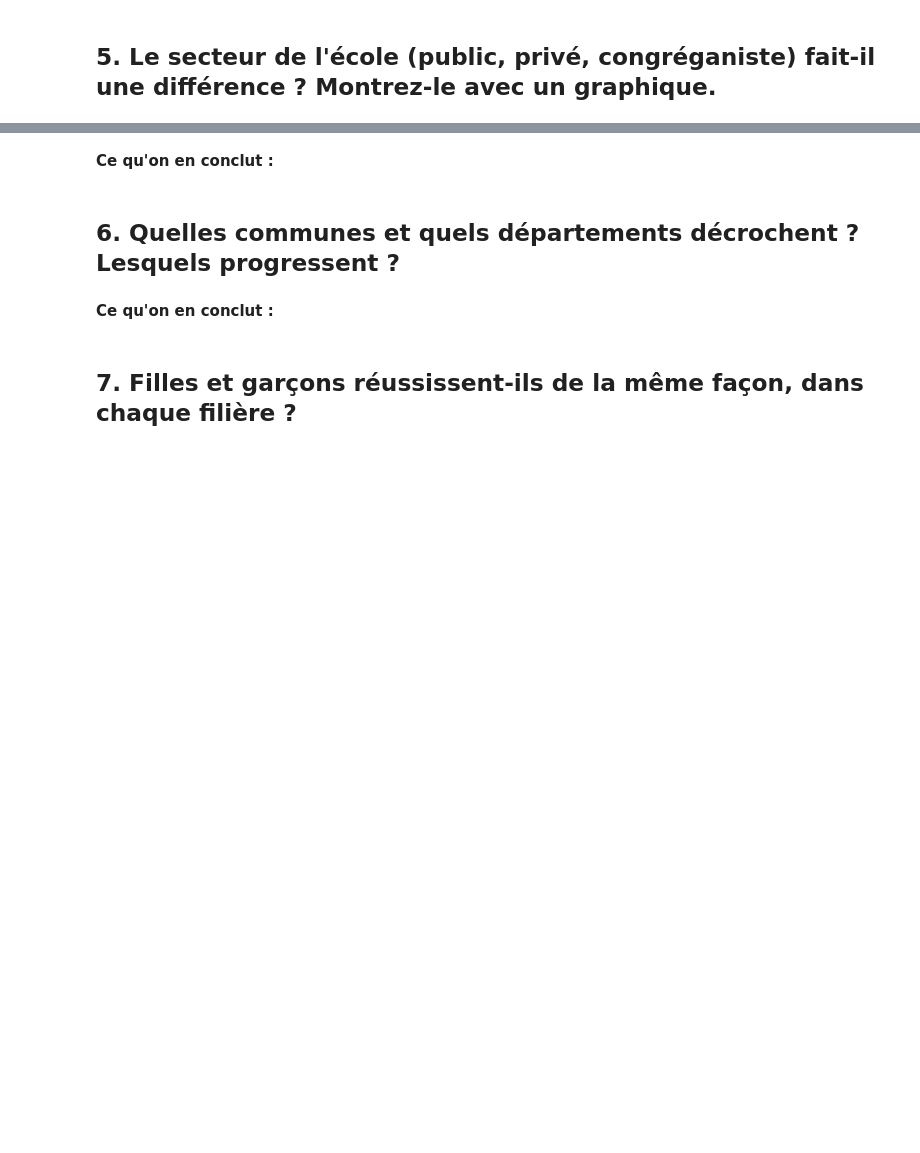
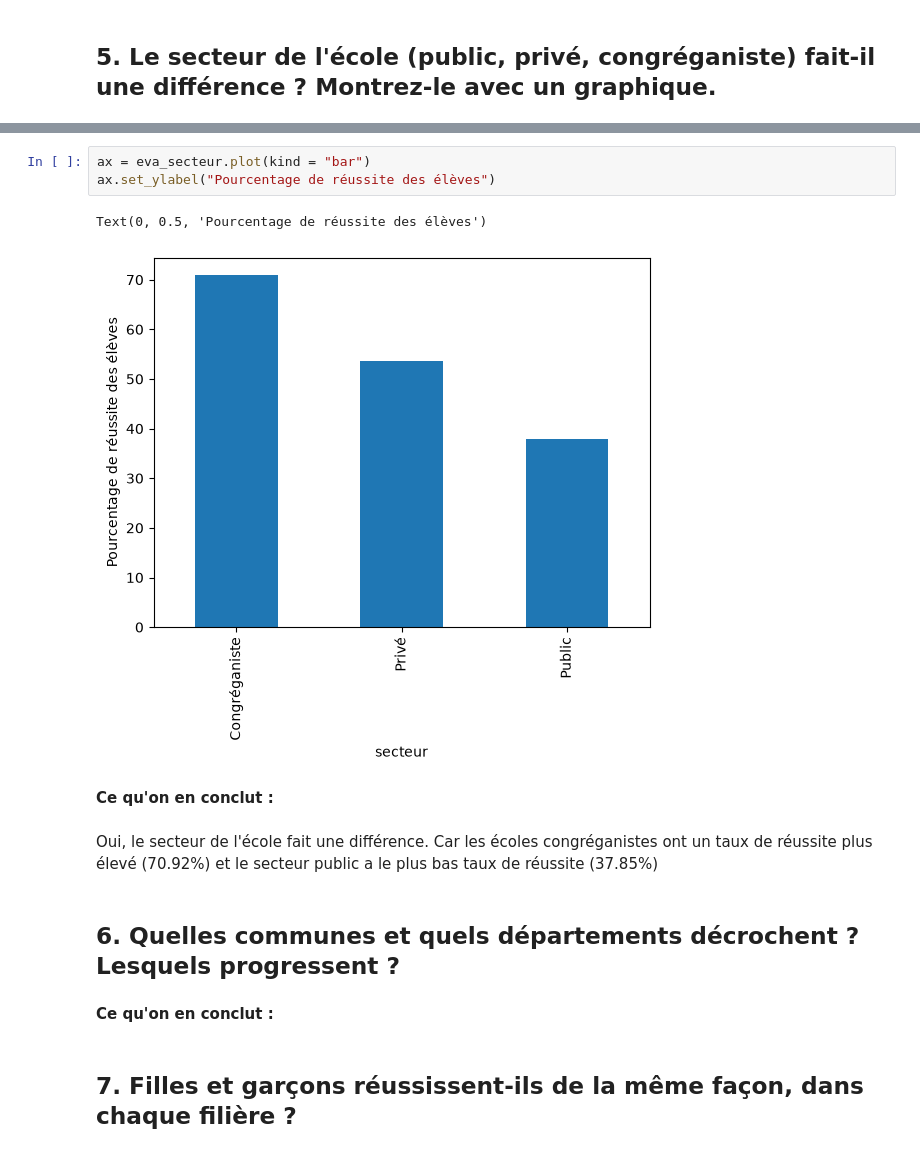
Before and after one commit to beaufilsronkerry/projet-data-examens, a Jupyter notebook: exploration.ipynb, the cells around one changed output, grey strips where cells are left out. Drawn from its saved outputs; the diff is of its cells as text; blank space fills up the shorter version.

```diff
--- a/exploration.ipynb
+++ b/exploration.ipynb
@@ -192,5 +233,13 @@ complet.to_csv("donnees/resultats_propre.csv", index=False)
+# %%
+ax = eva_secteur.plot(kind = "bar")
+ax.set_ylabel("Pourcentage de réussite des élèves")
+# %% [output]
+Text(0, 0.5, 'Pourcentage de réussite des élèves')
+[figure, added]
 # %% [markdown]
 **Ce qu'on en conclut :**
+# %% [markdown]
+Oui, le secteur de l'école fait une différence. Car les écoles congréganistes ont un taux de réussite plus élevé (70.92%) et le secteur public a le plus bas taux de réussite (37.85%)
 # %% [markdown]
 ## 6. Quelles communes et quels départements décrochent ? Lesquels progressent ?
 # %% [markdown]
```
Also changed, not shown: parts of 7 cells of this notebook, 1 other file.
